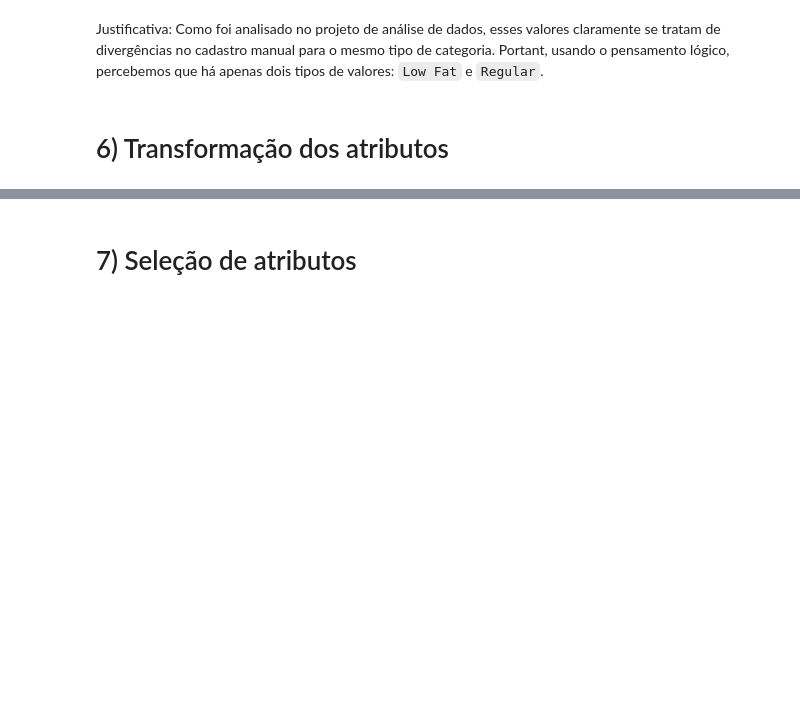
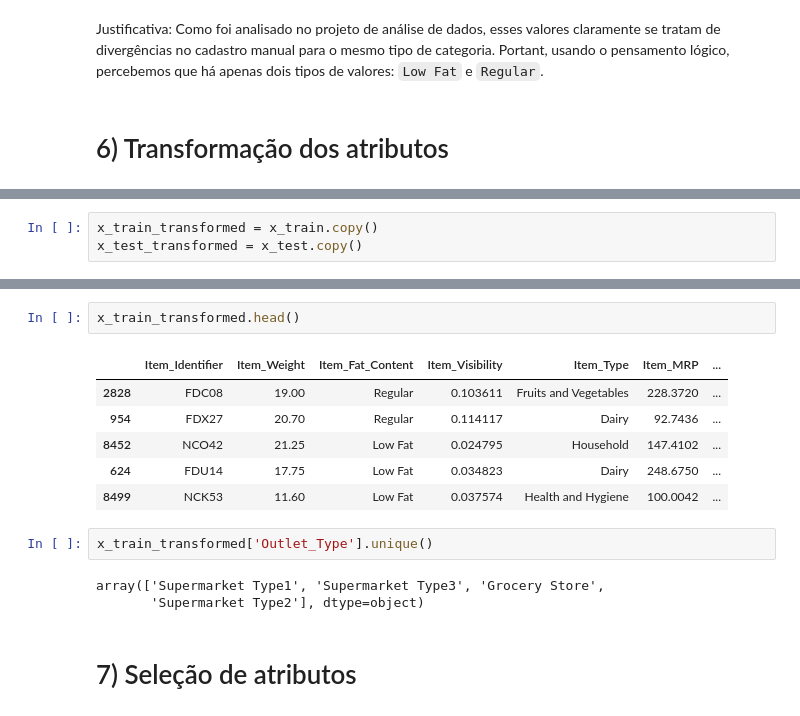
Before and after one commit to Krupique/mlops-projects, a Jupyter notebook: 02-bigmart_sales_prediction/notebook/demand_forecaster.ipynb, the cells around one changed output, grey strips where cells are left out. Drawn from its saved outputs; the diff is of its cells as text; blank space fills up the shorter version.

```diff
--- a/02-bigmart_sales_prediction/notebook/demand_forecaster.ipynb
+++ b/02-bigmart_sales_prediction/notebook/demand_forecaster.ipynb
@@ -510,0 +528,3 @@ Justificativa: Como foi analisado no projeto de análise de dados, esses valores
+# %%
+x_train_transformed = x_train.copy()
+x_test_transformed = x_test.copy()
@@ -511,3 +555,17 @@ Justificativa: Como foi analisado no projeto de análise de dados, esses valores
+# %%
+x_train_transformed.head()
+# %% [output]
+|  | Item_Identifier | Item_Weight | Item_Fat_Content | Item_Visibility | Item_Type | Item_MRP | ... |
+| 2828 | FDC08 | 19.00 | Regular | 0.103611 | Fruits and Vegetables | 228.3720 | ... |
+| 954 | FDX27 | 20.70 | Regular | 0.114117 | Dairy | 92.7436 | ... |
+| 8452 | NCO42 | 21.25 | Low Fat | 0.024795 | Household | 147.4102 | ... |
+| 624 | FDU14 | 17.75 | Low Fat | 0.034823 | Dairy | 248.6750 | ... |
+| 8499 | NCK53 | 11.60 | Low Fat | 0.037574 | Health and Hygiene | 100.0042 | ... |
+# %%
+x_train_transformed['Outlet_Type'].unique()
+# %% [output]
+array(['Supermarket Type1', 'Supermarket Type3', 'Grocery Store',
+       'Supermarket Type2'], dtype=object)
 # %% [markdown]
 # 7) Seleção de atributos
 # %% [markdown]
```
Also changed, not shown: parts of 21 cells of this notebook.
